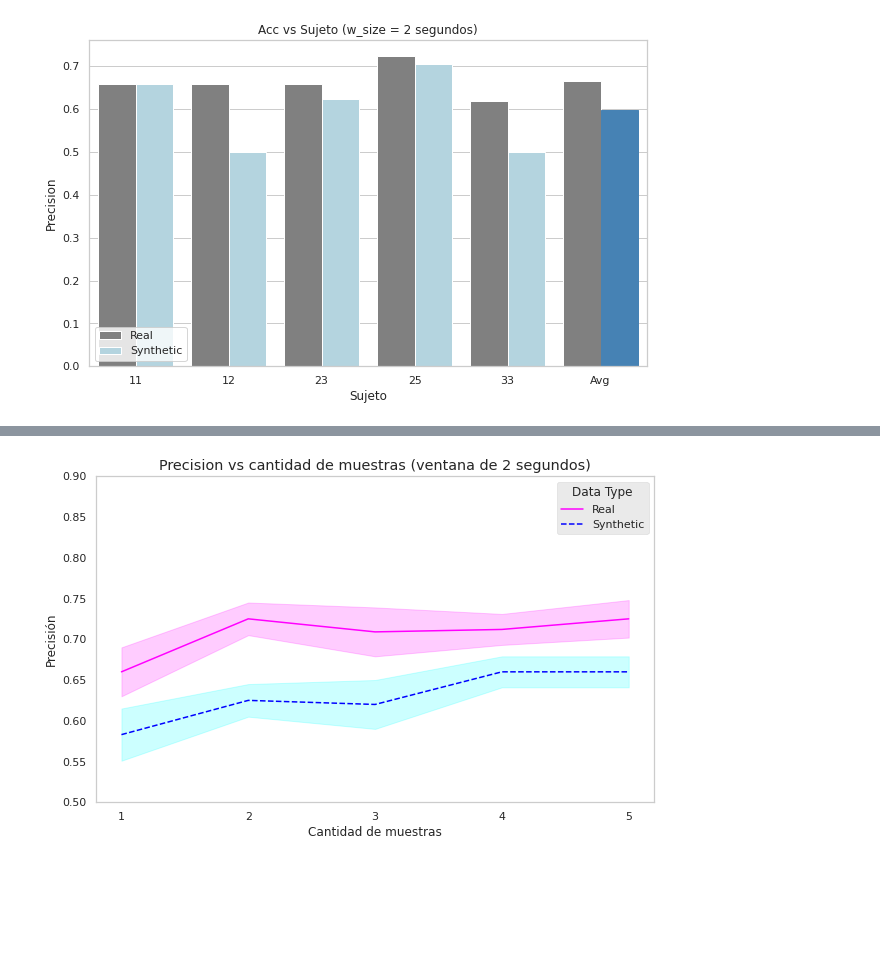
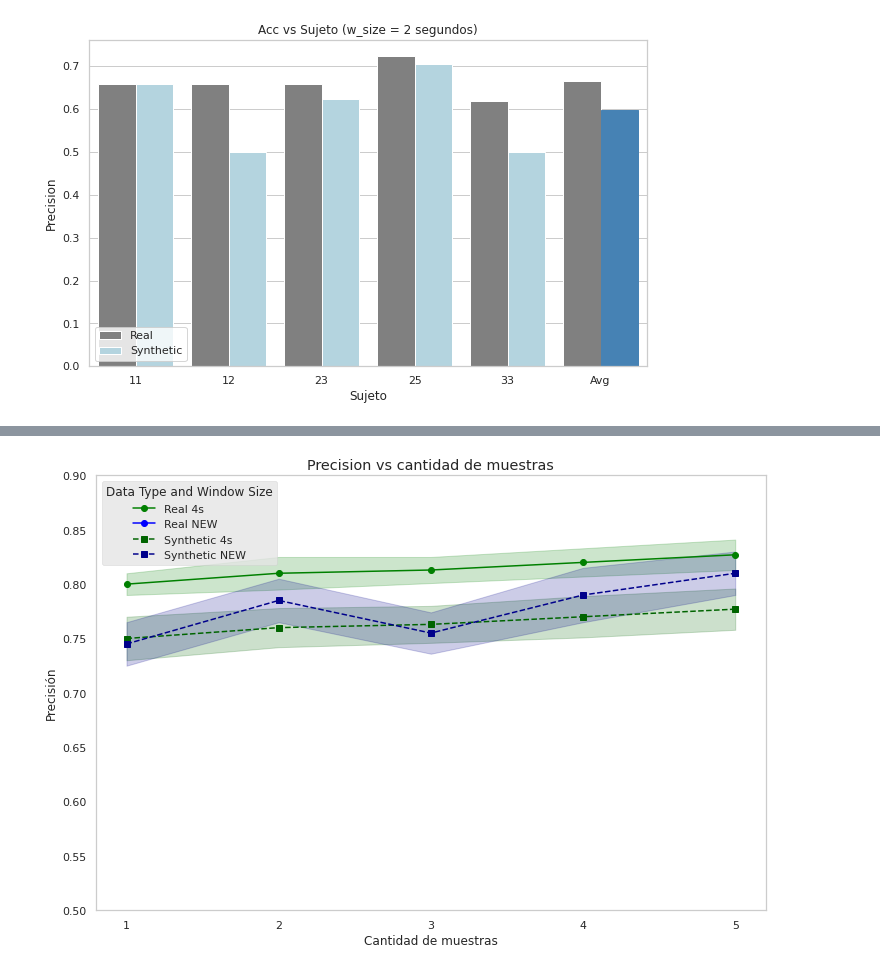
Before and after one commit to loaspra/stargan-ssvep, a Jupyter notebook: new_data_processing.ipynb, the cells around one changed output, grey strips where cells are left out. Drawn from its saved outputs; the diff is of its cells as text; code cells hidden in the pictures; blank space fills up the shorter version.

```diff
--- a/new_data_processing.ipynb
+++ b/new_data_processing.ipynb
@@ -448,48 +478,51 @@ plt.legend(loc='lower left')
 # %%
-# accuracies using real data
-acc1 = [0.66, 0.725, 0.709, 0.712, 0.725]
-std1 = [0.03, 0.02, 0.03, 0.019, 0.023]
+df_1 = pd.read_csv('acc_1sec_window.csv')
+df_2 = pd.read_csv('acc_2sec_window.csv')
+df_4 = pd.read_csv('acc_4sec_window.csv')
 
-# Accuracies using synthetic data
-acc2 = [0.583, 0.625, 0.62, 0.66, 0.66]
-std2 = [0.032, 0.02, 0.03, 0.019, 0.019]
+df_X = pd.DataFrame({
+    'Samples': list(range(1, 6)) * 2,
+    'Accuracy': acc1 + acc2,
+    'Data': ['Real'] * 5 + ['Synthetic'] * 5,
+    'Std': std1 + std2,
+    'Window': ['NEW'] * 10
+})
 
 
-# Define the dataframe
-df = pd.DataFrame({
-    'Samples': list(range(1, 6)) * 2,
-    'Accuracy': acc1 + acc2,
-    'Data': ['Real'] * len(acc1) + ['Synthetic'] * len(acc2),
-    'Std': std1 + std2
-})
+# df = pd.concat([df_1, df_2, df_4])
+df = pd.concat([df_4, df_X])
 
 # Create the seaborn line plot
 sns.set_theme(style="whitegrid")
-plt.figure(figsize=(10, 6))
+plt.figure(figsize=(12, 8))
 
 # Plot the real data with error bars
-plt.plot(df[df['Data'] == 'Real']['Samples'], df[df['Data'] == 'Real']['Accuracy'], 'b-', color='magenta', label='Real')
-plt.fill_between(df[df['Data'] == 'Real']['Samples'],
-                 df[df['Data'] == 'Real']['Accuracy'] - df[df['Data'] == 'Real']['Std'],
-                 df[df['Data'] == 'Real']['Accuracy'] + df[df['Data'] == 'Real']['Std'],
-                 color='magenta', alpha=0.2)
+for window, color in zip(['4s', 'NEW '], ['green', 'blue']):
+    df_real = df[(df['Data'] == 'Real') & (df['Window'] == window)]
+    plt.plot(df_real['Samples'], df_real['Accuracy'], 'o-', color=color, label=f'Real {window}')
+    plt.fill_between(df_real['Samples'],
+                     df_real['Accuracy'] - df_real['Std'],
+                     df_real['Accuracy'] + df_real['Std'],
+                     color=color, alpha=0.2)
 
 # Plot the synthetic data with error bars
-plt.plot(df[df['Data'] == 'Synthetic']['Samples'], df[df['Data'] == 'Synthetic']['Accuracy'], 'r--', color='blue', label='Synthetic')
-plt.fill_between(df[df['Data'] == 'Synthetic']['Samples'],
-                 df[df['Data'] == 'Synthetic']['Accuracy'] - df[df['Data'] == 'Synthetic']['Std'],
-                 df[df['Data'] == 'Synthetic']['Accuracy'] + df[df['Data'] == 'Synthetic']['Std'],
-                 color='cyan', alpha=0.2)
+for window, color in zip(['4s', 'NEW'], ['darkgreen', 'darkblue']):
+    df_synthetic = df[(df['Data'] == 'Synthetic') & (df['Window'] == window)]
+    plt.plot(df_synthetic['Samples'], df_synthetic['Accuracy'], 's--', color=color, label=f'Synthetic {window}')
+    plt.fill_between(df_synthetic['Samples'],
+                     df_synthetic['Accuracy'] - df_synthetic['Std'],
+                     df_synthetic['Accuracy'] + df_synthetic['Std'],
+                     color=color, alpha=0.2)
 
-# Use styles, a grid and set the y axis to the range (0.700 - 0.900)
+# Use styles, a grid and set the y axis to the range (0.5 - 0.9)
 plt.style.use('ggplot')
 plt.grid()
-plt.ylim(0.5, 0.900)
-plt.legend(title='Data Type')
-plt.title("Precision vs cantidad de muestras (ventana de 2 segundos)")
+plt.ylim(0.5, 0.9)
+plt.legend(title='Data Type and Window Size')
+plt.title("Precision vs cantidad de muestras")
 plt.xlabel("Cantidad de muestras")
 plt.ylabel("Precisión")
 plt.xticks(ticks=range(1, 6), labels=range(1, 6))
 plt.show()
 # %% [output]
-[figure, old version]
+[figure, new version]
```
Also changed, not shown: parts of 2 cells of this notebook, 10 other files.
